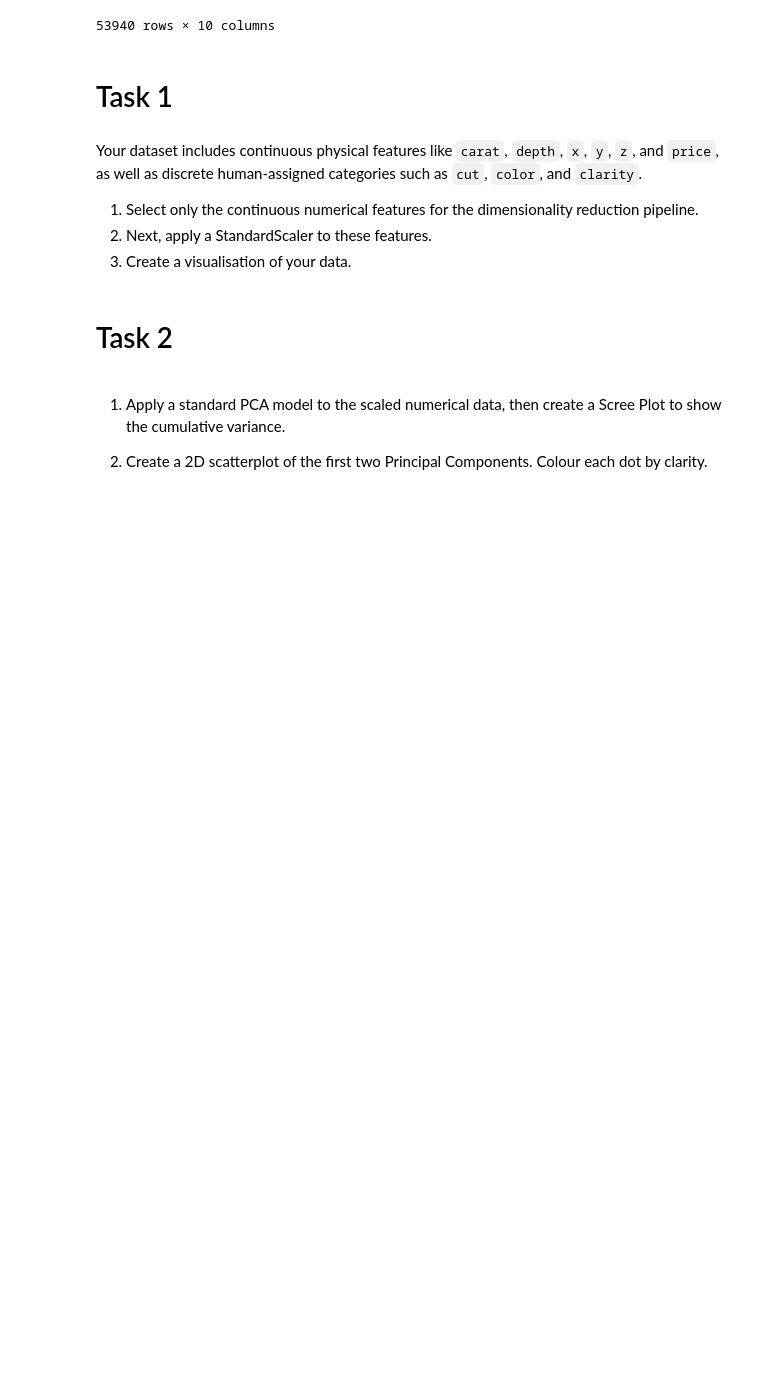
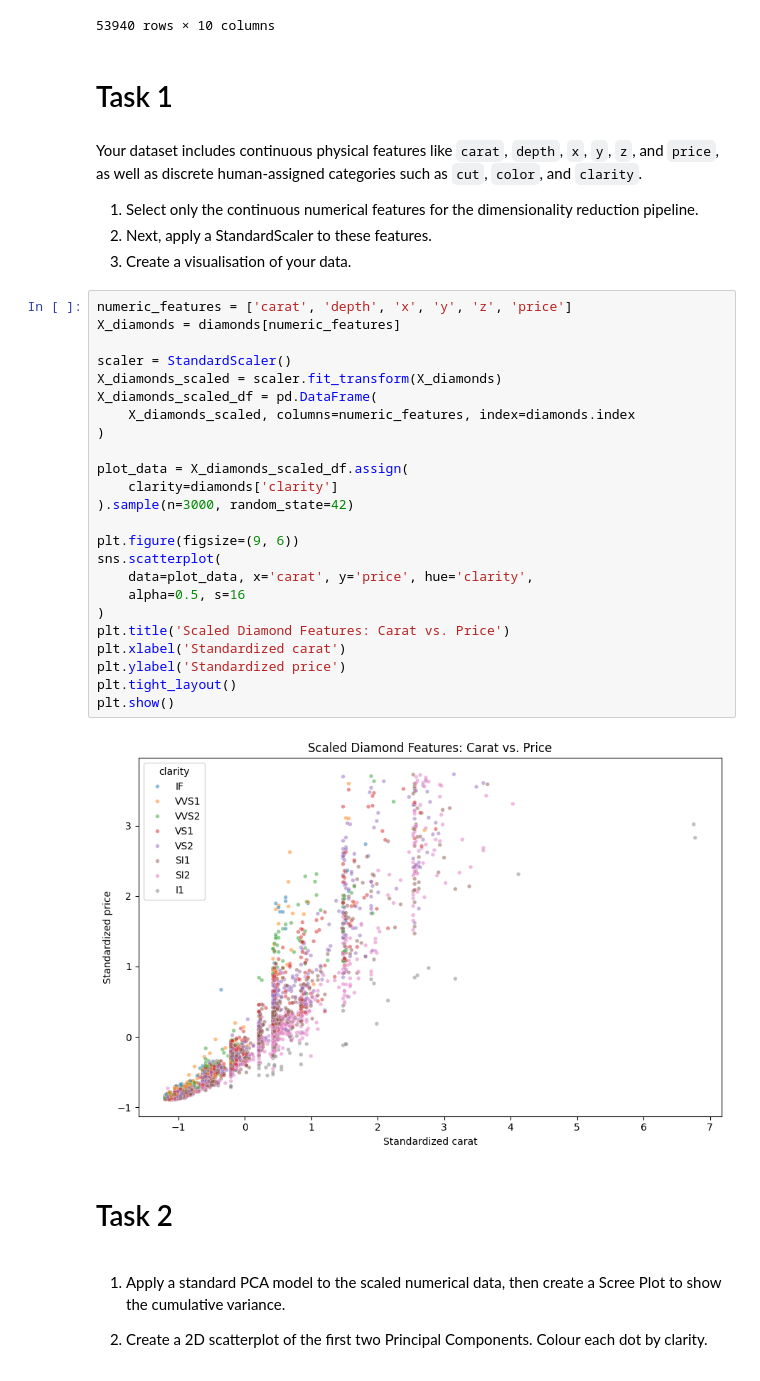
Before and after one commit to KeironTJ/Apprenticeship, a Jupyter notebook: Notebooks/Module 3.12/03.12 - Tasks.ipynb, the cells around one changed output. Saved outputs shown, nothing was run; the diff lists cells and outputs as text; blank space fills up the shorter version.

```diff
--- a/Notebooks/Module 3.12/03.12 - Tasks.ipynb
+++ b/Notebooks/Module 3.12/03.12 - Tasks.ipynb
@@ -29,6 +34,32 @@ Your dataset includes continuous physical features like `carat`, `depth`, `x`, `
 1. Select only the continuous numerical features for the dimensionality reduction pipeline.
 2. Next, apply a StandardScaler to these features.
 3. Create a visualisation of your data.
+# %%
+numeric_features = ['carat', 'depth', 'x', 'y', 'z', 'price']
+X_diamonds = diamonds[numeric_features]
+
+scaler = StandardScaler()
+X_diamonds_scaled = scaler.fit_transform(X_diamonds)
+X_diamonds_scaled_df = pd.DataFrame(
+    X_diamonds_scaled, columns=numeric_features, index=diamonds.index
+)
+
+plot_data = X_diamonds_scaled_df.assign(
+    clarity=diamonds['clarity']
+).sample(n=3000, random_state=42)
+
+plt.figure(figsize=(9, 6))
+sns.scatterplot(
+    data=plot_data, x='carat', y='price', hue='clarity',
+    alpha=0.5, s=16
+)
+plt.title('Scaled Diamond Features: Carat vs. Price')
+plt.xlabel('Standardized carat')
+plt.ylabel('Standardized price')
+plt.tight_layout()
+plt.show()
+# %% [output]
+[figure, added]
 # %% [markdown]
 # Task 2
 # %% [markdown]
```
Also changed, not shown: parts of 7 cells of this notebook.
